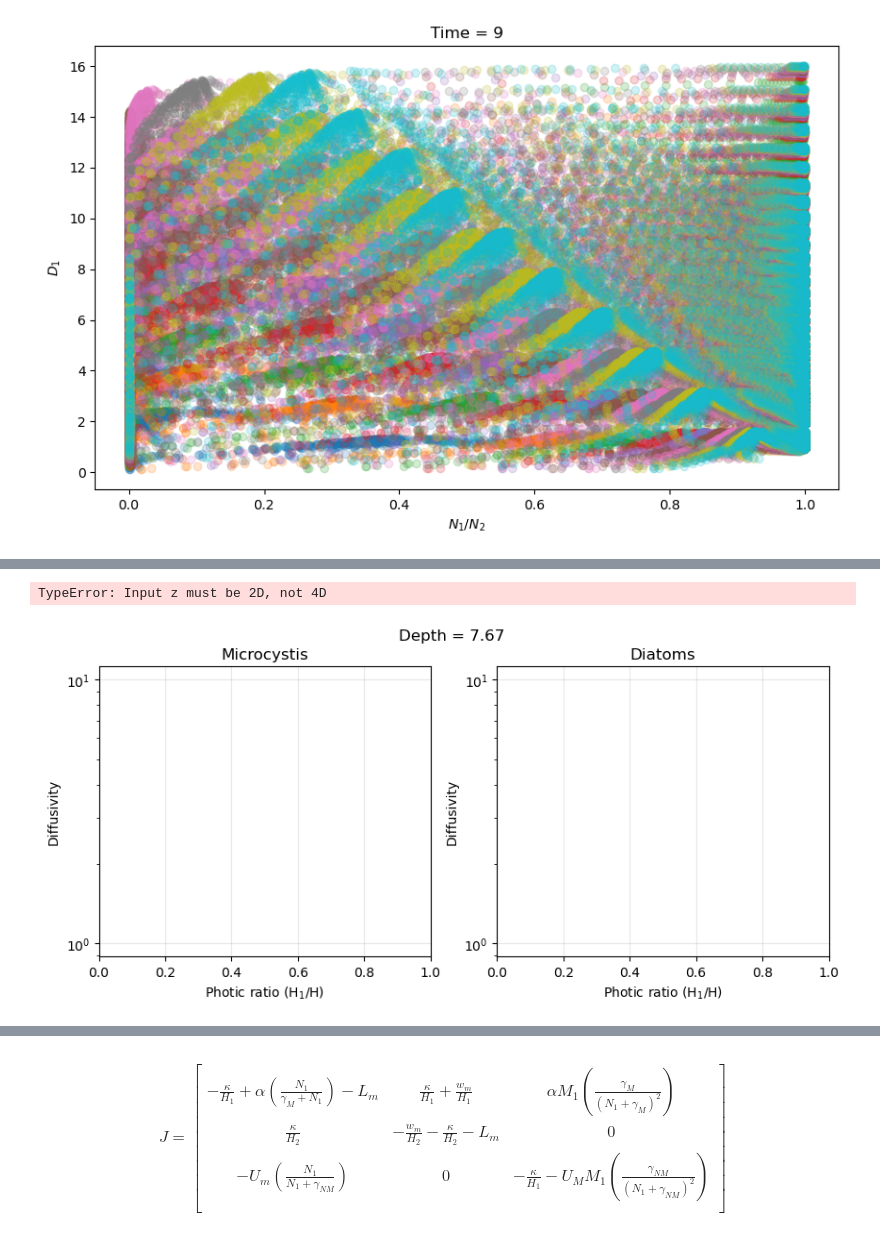
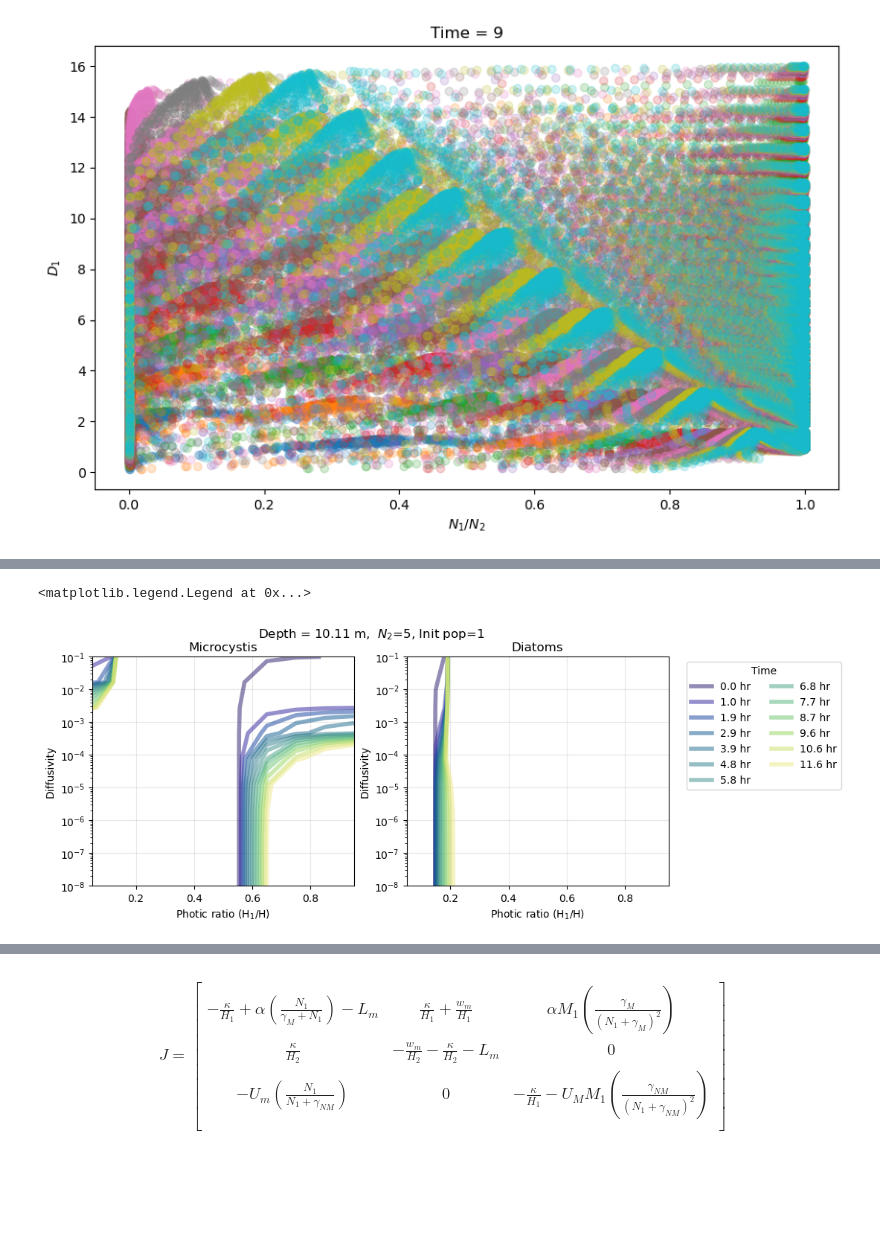
Before and after one commit to sienna-white/box_model, a Jupyter notebook: two_species.ipynb, the cells around one changed output, grey strips where cells are left out. Drawn from its saved outputs; the diff is of its cells as text; code cells hidden in the pictures; blank space fills up the shorter version.

```diff
--- a/two_species.ipynb
+++ b/two_species.ipynb
@@ -13,7 +13,7 @@ importlib.reload(pm)
 
 cmap = cmo.cm.balance
 
-dst = xr.open_dataset("population_dataset_NO3_30umol.nc")
+dst = xr.open_dataset("population_dataset_NO3_13.nc")
 n0 = 30
 
 N = len(dst.kappa)
@@ -216,36 +289,19 @@ for ax in axs:
 
 id = 7
 ir = 5
-inut = 0
+inut = 7
 ipop = 7
 
 
-# Depth = 5.00 m, R = 0.6, Kappa = 2e-04 (interesting)
-depth = dst.depth.values[id]
-ratio = dst.ratio.values[ir]
-n2 = dst.n2.values[inut]
-pop = dst.init.values[ipop]
+depth, ratio, n2, pop = get_coords(id, ir, inut, ipop)
 txt = "Depth = %2.2f m,  $N_2$=%d, Init pop=%d" % (depth, n2, pop)
 
 init_biomass = pop*2e6
 
-
-def normalize_color2(value):
-    c = (value - init_biomass) / init_biomass
-    # c = c.clip(-3, 3)
-    return c
-
-
-def reshape_(data, N):
-    return np.array(data).reshape(N, -1)
-
-
 KAPPA  = dst.kappa.values #[::-1]
 RATIO = dst.ratio.values
 
-depth = dst.depth.values[id]
 dst0 = dst.isel(n2=inut, init=ipop, depth=id)
-
 
 fig, axs = plt.subplots(nrows=2, ncols=3, figsize=(8, 5), sharex=True, sharey=True, constrained_layout=True)
 axs = axs.flatten()
@@ -254,7 +310,7 @@ fig.suptitle("Depth = %2.2f" % depth)
 for i, it in enumerate([0, 100, 200, 300, 400, 499]):
     axs[i].set_yscale('log')
     BIOMASS_M = dst0.m1[it, :, :] + dst0.m2[it, :, :]
-    relative = normalize_color2(BIOMASS_M) #reshape_(BIOMASS_M, N))
+    relative = normalize_color2(BIOMASS_M, init_biomass) #reshape_(BIOMASS_M, N))
 
     axs[i].set_title("%2.1f hr" % (dst.t.values[it]/3600))
 
@@ -279,7 +335,7 @@ fig.suptitle("Depth = %2.2f" % depth)
 for i, it in enumerate([0, 100, 200, 300, 400, 499]):
     axs[i].set_yscale('log')
     BIOMASS_M = dst0.d1[it, :, :] + dst0.d2[it, :, :]
-    relative = normalize_color2(BIOMASS_M) #reshape_(BIOMASS_M, N))
+    relative = normalize_color2(BIOMASS_M, init_biomass) #reshape_(BIOMASS_M, N))
 
     axs[i].set_title("%2.1f hr" % (dst.t.values[it]/3600))
 
@@ -382,8 +438,8 @@ fig.savefig(text)
 
 id = 5
 ir = 5
-inut = 2
-ipop = 2
+inut = 0
+ipop = 0
 
 
 # Depth = 5.00 m, R = 0.6, Kappa = 2e-04 (interesting)
@@ -394,40 +450,40 @@ pop = dst.init.values[ipop]
 txt = "Depth = %2.2f m,  $N_2$=%d, Init pop=%d" % (depth, n2, pop)
 
 init_biomass = pop*2e6
+dst0 = dst.isel(n2=inut, init=ipop, depth=id)
 
 
 fig, axs = plt.subplots(nrows=1, ncols=2, figsize=(10, 4))
 axs = axs.flatten()
 
 for ax in axs:
     ax.set_yscale('log')
     ax.set_xlabel("Photic ratio (H$_1$/H)")
     ax.set_ylabel("Diffusivity")
     ax.grid(alpha=0.3)
 
-id = 3
-depth = dst.depth.values[id]
-fig.suptitle("Depth = %2.2f" % depth)
+
+fig.suptitle(txt)
 
 KAPPA  = dst.kappa.values
 RATIO = dst.ratio.values
 
 axs[0].set_title("Microcystis")
 axs[1].set_title("Diatoms")
 
 for it in range(1, NT, 40):
 
     color = cmo.cm.haline(it/NT)
-    BIOMASS_M = dst.m1.values[it, id, :, :] + dst.m2.values[it, id, :, :]
-    BIOMASS_D = dst.d1.values[it, id, :, :] + dst.d2.values[it, id, :, :]
+    BIOMASS_M = dst0.m1.values[it, :, :] + dst0.m2.values[it, :, :]
+    BIOMASS_D = dst0.d1.values[it, :, :] + dst0.d2.values[it, :, :]
     axs[0].contour(RATIO, KAPPA,
-                normalize_color2(BIOMASS_M).T, levels=[0], linewidths=4, alpha=0.5, colors=color)
+                normalize_color2(BIOMASS_M, init_biomass).T, levels=[0], linewidths=4, alpha=0.5, colors=color)
     axs[1].contour(RATIO, KAPPA,
-                normalize_color2(BIOMASS_D).T, levels=[0], linewidths=4, alpha=0.5, colors=color)
+                normalize_color2(BIOMASS_D, init_biomass).T, levels=[0], linewidths=4, alpha=0.5, colors=color)
     axs[1].plot([], [], color=color, label="%2.1f hr" % (dst.t.values[it]/3600), linewidth=4, alpha=0.5)
 
 axs[1].legend(ncols=2, bbox_to_anchor=(1.05, 1), loc='upper left', title="Time")
 # %% [output]
-TypeError: Input z must be 2D, not 4D
+<matplotlib.legend.Legend at 0x...>
-[figure, old version]
+[figure, new version]
 # %%
```
Also changed, not shown: parts of 12 cells of this notebook, 12 other files.
